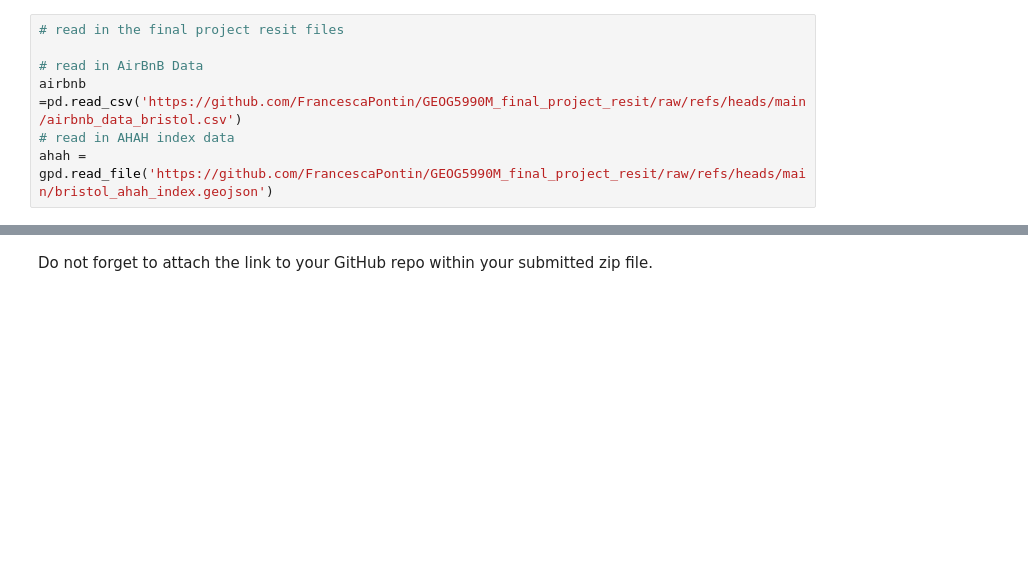
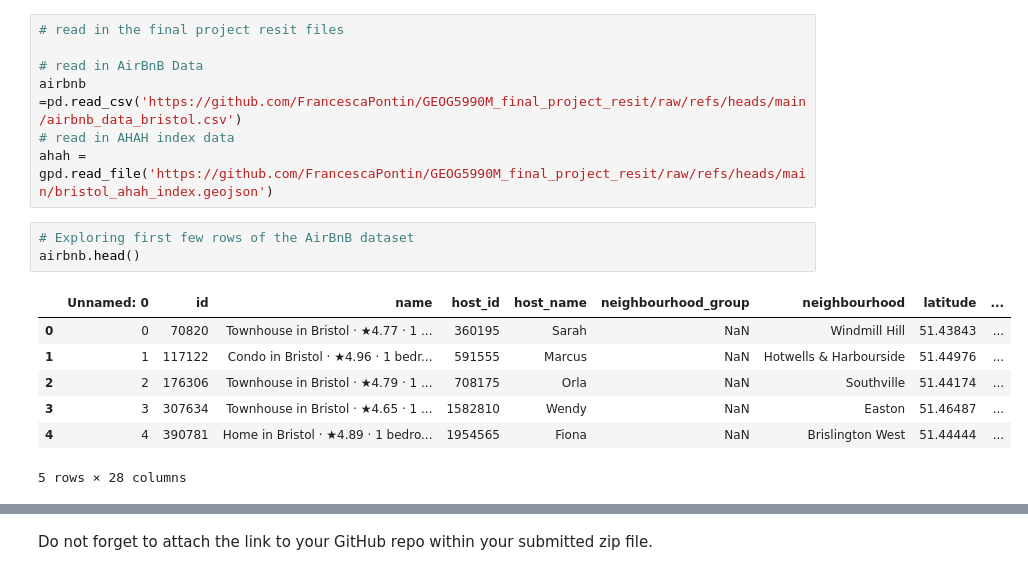
Before and after one commit to deeptanghosh02/GEOG5990M_Deeptanshu-Ghosh, a Jupyter notebook: GEOG5990M_Final_Project_resit.ipynb, the cells around one changed output, grey strips where cells are left out. Cells and saved outputs as stored; diff of their text form; blank space fills up the shorter version.

```diff
--- a/GEOG5990M_Final_Project_resit.ipynb
+++ b/GEOG5990M_Final_Project_resit.ipynb
@@ -120,3 +124,14 @@ import geopandas as gpd
 airbnb =pd.read_csv('https://github.com/FrancescaPontin/GEOG5990M_final_project_resit/raw/refs/heads/main/airbnb_data_bristol.csv')
 # read in AHAH index data
 ahah = gpd.read_file('https://github.com/FrancescaPontin/GEOG5990M_final_project_resit/raw/refs/heads/main/bristol_ahah_index.geojson')
+# %%
+# Exploring first few rows of the AirBnB dataset
+airbnb.head()
+# %% [output]
+|  | Unnamed: 0 | id | name | host_id | host_name | neighbourhood_group | neighbourhood | latitude | ... |
+| 0 | 0 | 70820 | Townhouse in Bristol · ★4.77 · 1 ... | 360195 | Sarah | NaN | Windmill Hill | 51.43843 | ... |
+| 1 | 1 | 117122 | Condo in Bristol · ★4.96 · 1 bedr... | 591555 | Marcus | NaN | Hotwells & Harbourside | 51.44976 | ... |
+| 2 | 2 | 176306 | Townhouse in Bristol · ★4.79 · 1 ... | 708175 | Orla | NaN | Southville | 51.44174 | ... |
+| 3 | 3 | 307634 | Townhouse in Bristol · ★4.65 · 1 ... | 1582810 | Wendy | NaN | Easton | 51.46487 | ... |
+| 4 | 4 | 390781 | Home in Bristol · ★4.89 · 1 bedro... | 1954565 | Fiona | NaN | Brislington West | 51.44444 | ... |
+5 rows × 28 columns
```
Also changed, not shown: parts of 3 cells of this notebook.
